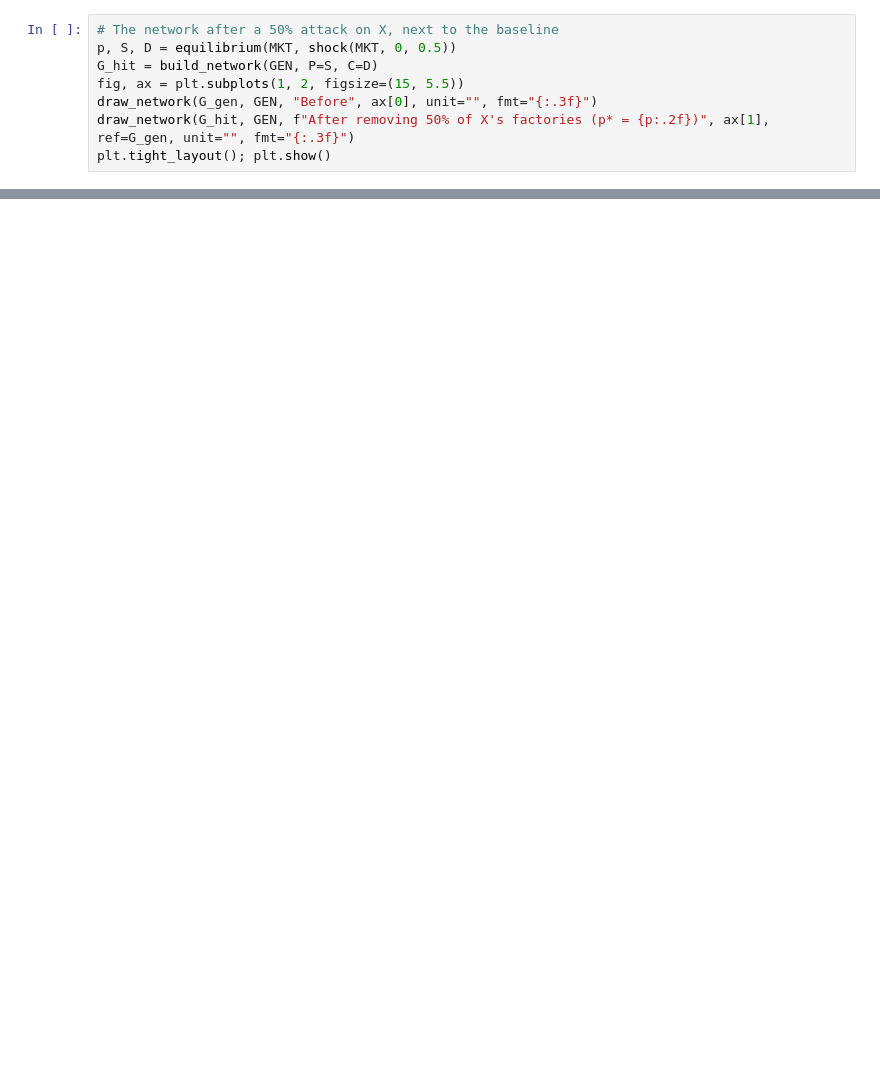
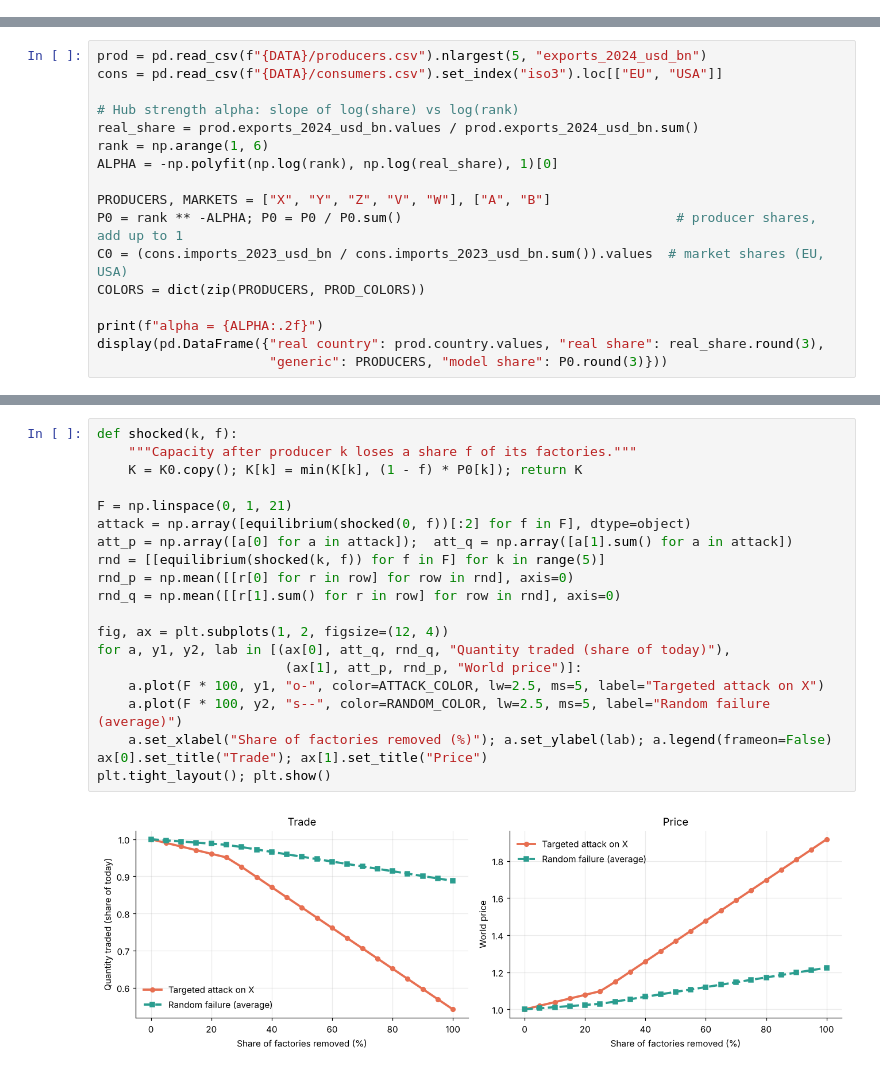
Before and after one commit to radiah23/Modeling-Fast-Fashion-Supply-Chain, a Jupyter notebook: Networks_FP_Model2.ipynb, the cells around one changed output, grey strips where cells are left out. Drawn from its saved outputs; the diff is of its cells as text; blank space fills up the shorter version.

```diff
--- a/Networks_FP_Model2.ipynb
+++ b/Networks_FP_Model2.ipynb
@@ -381,8 +0,0 @@ The other producers grow until they hit their capacity limit (+20%). After that,
-# %%
-# The network after a 50% attack on X, next to the baseline
-p, S, D = equilibrium(MKT, shock(MKT, 0, 0.5))
-G_hit = build_network(GEN, P=S, C=D)
-fig, ax = plt.subplots(1, 2, figsize=(15, 5.5))
-draw_network(G_gen, GEN, "Before", ax[0], unit="", fmt="{:.3f}")
-draw_network(G_hit, GEN, f"After removing 50% of X's factories (p* = {p:.2f})", ax[1], ref=G_gen, unit="", fmt="{:.3f}")
-plt.tight_layout(); plt.show()
@@ -480,0 +39,17 @@ More spare capacity means the other producers can replace more of X's lost outpu
+# %%
+prod = pd.read_csv(f"{DATA}/producers.csv").nlargest(5, "exports_2024_usd_bn")
+cons = pd.read_csv(f"{DATA}/consumers.csv").set_index("iso3").loc[["EU", "USA"]]
+
+# Hub strength alpha: slope of log(share) vs log(rank)
+real_share = prod.exports_2024_usd_bn.values / prod.exports_2024_usd_bn.sum()
+rank = np.arange(1, 6)
+ALPHA = -np.polyfit(np.log(rank), np.log(real_share), 1)[0]
+
+PRODUCERS, MARKETS = ["X", "Y", "Z", "V", "W"], ["A", "B"]
+P0 = rank ** -ALPHA; P0 = P0 / P0.sum()                                   # producer shares, add up to 1
+C0 = (cons.imports_2023_usd_bn / cons.imports_2023_usd_bn.sum()).values  # market shares (EU, USA)
+COLORS = dict(zip(PRODUCERS, PROD_COLORS))
+
+print(f"alpha = {ALPHA:.2f}")
+display(pd.DataFrame({"real country": prod.country.values, "real share": real_share.round(3),
+                      "generic": PRODUCERS, "model share": P0.round(3)}))
@@ -480,0 +158,22 @@ More spare capacity means the other producers can replace more of X's lost outpu
+# %%
+def shocked(k, f):
+    """Capacity after producer k loses a share f of its factories."""
+    K = K0.copy(); K[k] = min(K[k], (1 - f) * P0[k]); return K
+
+F = np.linspace(0, 1, 21)
+attack = np.array([equilibrium(shocked(0, f))[:2] for f in F], dtype=object)
+att_p = np.array([a[0] for a in attack]);  att_q = np.array([a[1].sum() for a in attack])
+rnd = [[equilibrium(shocked(k, f)) for f in F] for k in range(5)]
+rnd_p = np.mean([[r[0] for r in row] for row in rnd], axis=0)
+rnd_q = np.mean([[r[1].sum() for r in row] for row in rnd], axis=0)
+
+fig, ax = plt.subplots(1, 2, figsize=(12, 4))
+for a, y1, y2, lab in [(ax[0], att_q, rnd_q, "Quantity traded (share of today)"),
+                        (ax[1], att_p, rnd_p, "World price")]:
+    a.plot(F * 100, y1, "o-", color=ATTACK_COLOR, lw=2.5, ms=5, label="Targeted attack on X")
+    a.plot(F * 100, y2, "s--", color=RANDOM_COLOR, lw=2.5, ms=5, label="Random failure (average)")
+    a.set_xlabel("Share of factories removed (%)"); a.set_ylabel(lab); a.legend(frameon=False)
+ax[0].set_title("Trade"); ax[1].set_title("Price")
+plt.tight_layout(); plt.show()
+# %% [output]
+[figure, added]
```
Also changed, not shown: parts of 48 cells of this notebook.
